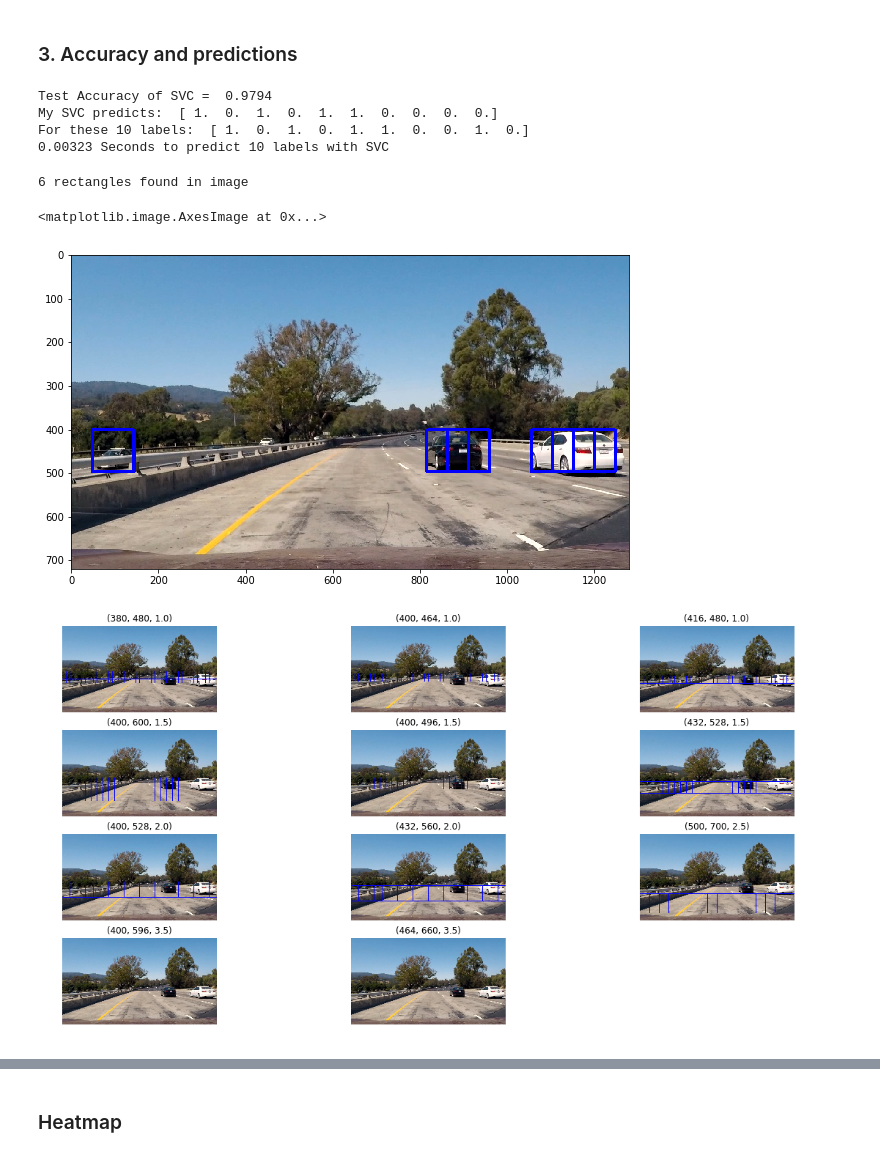
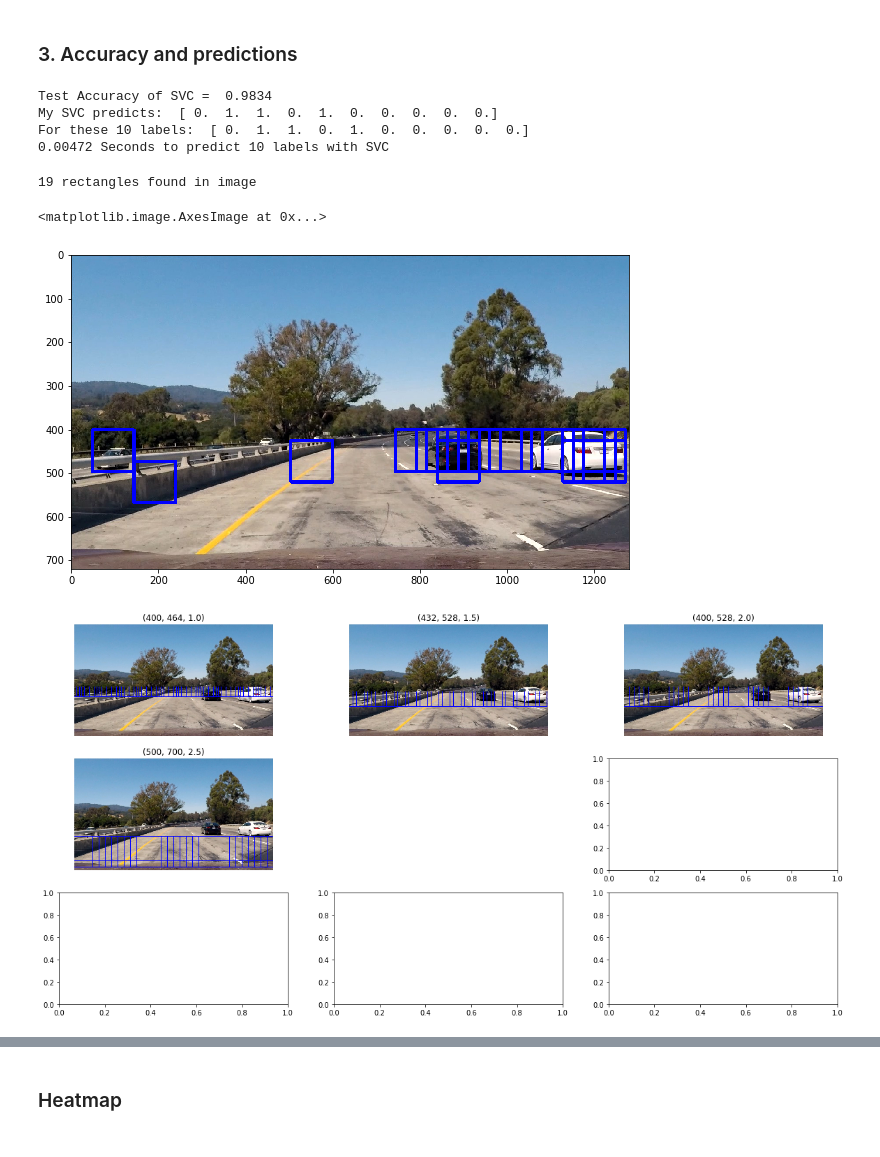
Before and after one commit to kaiulrich/kulrich_CarND-Vehicle-Detection, a Jupyter notebook: Vehicle_Detection.ipynb, the cells around one changed output, grey strips where cells are left out. Saved outputs shown, nothing was run; the diff lists cells and outputs as text; code cells hidden in the pictures.

```diff
--- a/Vehicle_Detection.ipynb
+++ b/Vehicle_Detection.ipynb
@@ -146,11 +144,13 @@ def extract_features(imgs, cspace='RGB', orient=9,
     # Return list of feature vectors
     return features
 # %%
-colorspace = 'YUV' # Can be RGB, HSV, LUV, HLS, YUV, YCrCb
-orient = 11
-pix_per_cell = 16
+#orient = 11
+#pix_per_cell = 16
+orient = 9
+pix_per_cell = 8
 cell_per_block = 2
 hog_channel = 'ALL' # Can be 0, 1, 2, or "ALL"
+colorspace = 'YUV' # Can be RGB, HSV, LUV, HLS, YUV, YCrCb
 
 print('Start feature extraction ...' )
 t=time.time()
@@ -213,10 +213,10 @@ print('For these',n_predict, 'labels: ', y_test[0:n_predict])
 t2 = time.time()
 print(round(t2-t, 5), 'Seconds to predict', n_predict,'labels with SVC')
 # %% [output]
-Test Accuracy of SVC =  0.9794
-My SVC predicts:  [ 1.  0.  1.  0.  1.  1.  0.  0.  0.  0.]
-For these 10 labels:  [ 1.  0.  1.  0.  1.  1.  0.  0.  1.  0.]
-0.00323 Seconds to predict 10 labels with SVC
+Test Accuracy of SVC =  0.9834
+My SVC predicts:  [ 0.  1.  1.  0.  1.  0.  0.  0.  0.  0.]
+For these 10 labels:  [ 0.  1.  1.  0.  1.  0.  0.  0.  0.  0.]
+0.00472 Seconds to predict 10 labels with SVC
 # %%
 def find_cars(img, ystart, ystop, scale, cspace, hog_channel, svc, X_scaler, orient,
               pix_per_cell, cell_per_block, spatial_size, hist_bins, show_all_rectangles=False):
@@ -303,17 +303,12 @@ test_img = mpimg.imread('./test_images/test1.jpg')
 ystart = 400
 ystop = 656
 scale = 1.5
-colorspace = 'YUV' # Can be RGB, HSV, LUV, HLS, YUV, YCrCb
-orient = 11
-pix_per_cell = 16
-cell_per_block = 2
-hog_channel = 'ALL' # Can be 0, 1, 2, or "ALL"
 
 rectangles = find_cars(test_img, ystart, ystop, scale, colorspace, hog_channel, svc, None, orient, pix_per_cell, cell_per_block, None, None)
 
 print(len(rectangles), 'rectangles found in image')
 # %% [output]
-6 rectangles found in image
+19 rectangles found in image
 # %%
 def draw_boxes(img, bboxes, color=(0, 0, 255), thick=6):
     # Make a copy of the image
@@ -334,48 +329,49 @@ plt.figure(figsize=(10,10))
 plt.imshow(test_img_rects)
 # %% [output]
 <matplotlib.image.AxesImage at 0x...>
-[figure, old version]
+[figure, new version]
 # %%
 test_img = mpimg.imread('./test_images/test1.jpg')
 
 search_area = [
-    (380, 480, 1.0),
+    #(380, 480, 1.0),
     (400, 464, 1.0),
-    (416, 480, 1.0),
-    (400, 600, 1.5),
-    (400, 496, 1.5),
+    #(416, 480, 1.0),
+    #(400, 600, 1.5),
+    #(400, 496, 1.5),
     (432, 528, 1.5),
     (400, 528, 2.0),
-    (432, 560, 2.0),
+    #(432, 560, 2.0),
     (500, 700, 2.5),
-    (400, 596, 3.5),
-    (464, 660, 3.5)
+    #(400, 596, 3.5),
+    #(464, 660, 3.5)
     ]
+
 
 rects = []
 
 for (ystart, ystop, scale) in search_area:
     rects.append(find_cars(test_img, ystart, ystop, scale, colorspace, hog_channel, svc, None,
                        orient, pix_per_cell, cell_per_block, None, None, show_all_rectangles=True))
 
 cols = 3
 rows = 2
 fig, axs = plt.subplots(rows, cols, figsize=(20,10))
 axs = axs.ravel()
 
 i = 0
 for sublist in rects:
     test_img_rects = draw_boxes(test_img, sublist, thick=2)
     axs[i].axis('off')
     axs[i].set_title(str(search_area[i]))
     axs[i].imshow(test_img_rects)
     i = i + 1
 
 if i < cols * rows:
     axs[i].axis('off')
     i = i + 1
 # %% [output]
-[figure, old version]
+[figure, new version]
 # %%
 rects = []
 
```
Also changed, not shown: parts of 14 cells of this notebook, 1 other file.
